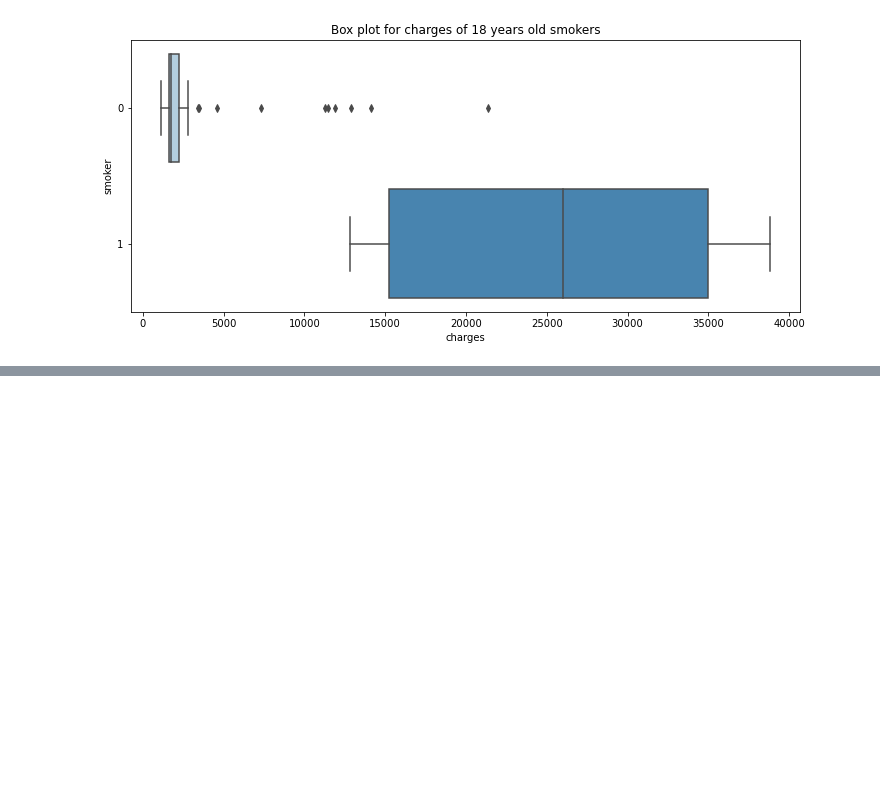
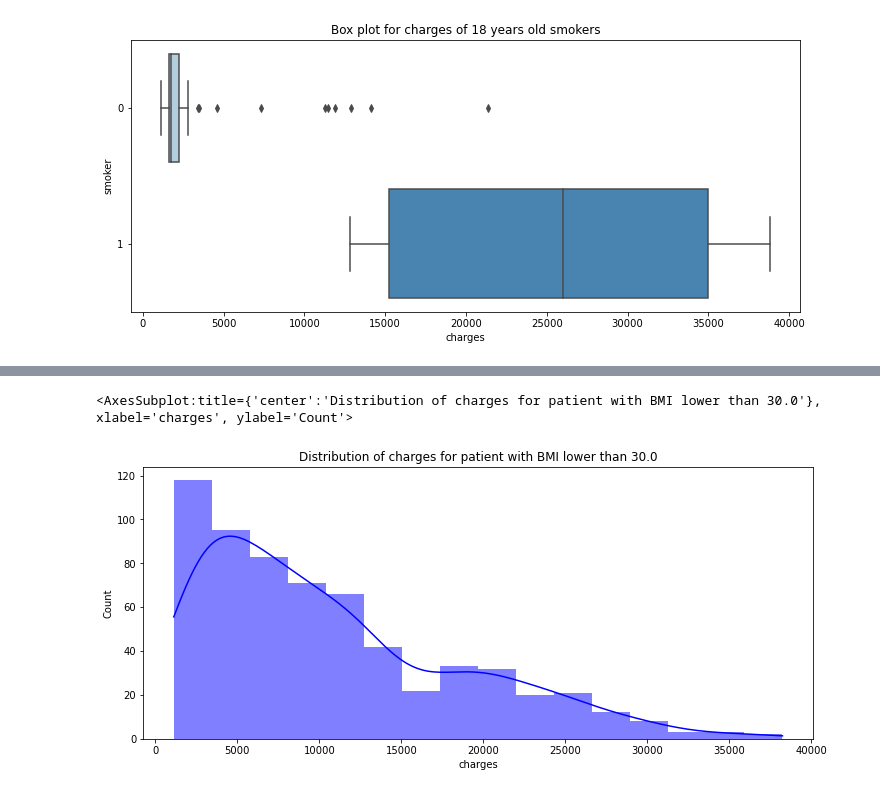
Before and after one commit to Shekswess/Medical-Insurance-Cost, a Jupyter notebook: notebook.ipynb, the cells around one changed output, grey strips where cells are left out. Drawn from its saved outputs; the diff is of its cells as text; code cells hidden in the pictures; blank space fills up the shorter version.

```diff
--- a/notebook.ipynb
+++ b/notebook.ipynb
@@ -281,0 +315,8 @@ sns.boxplot(y='smoker', x='charges', data=df_region[(df_region.age == 18)], orie
+# %%
+# Distribution of the charges for the different BMI (BMI < 30.0)
+plt.figure(figsize=(12,5))
+plt.title('Distribution of charges for patient with BMI lower than 30.0')
+sns.histplot(df_region[df_region.bmi < 30] ['charges'], kde=True, color='blue', linewidth=0)
+# %% [output]
+<AxesSubplot:title={'center':'Distribution of charges for patient with BMI lower than 30.0'}, xlabel='charges', ylabel='Count'>
+[figure, added]
```
Also changed, not shown: parts of 6 cells of this notebook.
